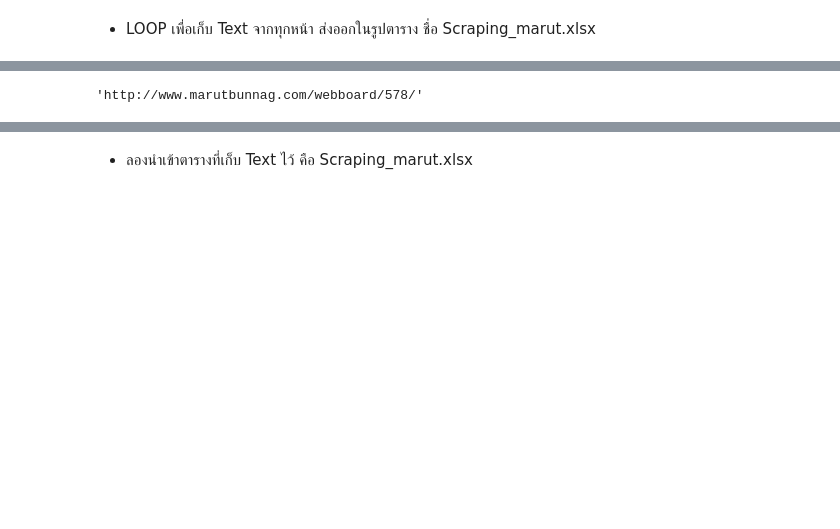
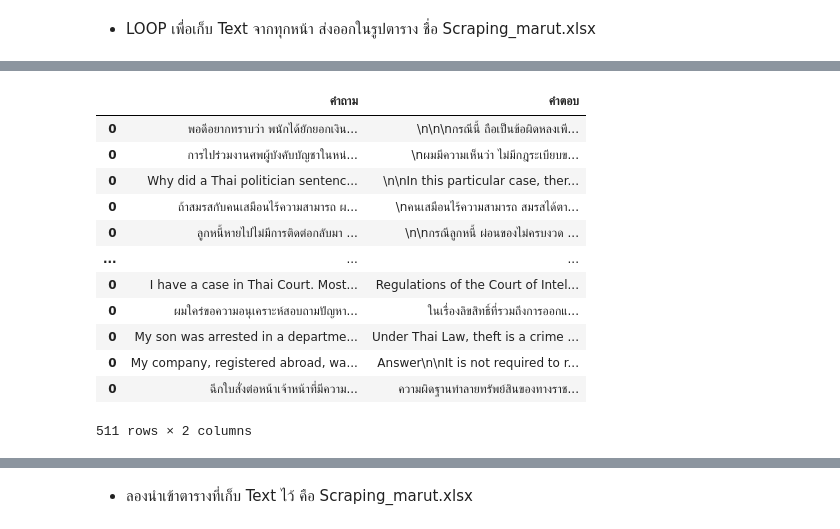
Before and after one commit to WiratchawaKannika/LegalDoc_project4, a Jupyter notebook: Scraping_URLWebMarut.ipynb, the cells around one changed output, grey strips where cells are left out. Drawn from its saved outputs; the diff is of its cells as text; code cells hidden in the pictures; blank space fills up the shorter version.

```diff
--- a/Scraping_URLWebMarut.ipynb
+++ b/Scraping_URLWebMarut.ipynb
@@ -336,0 +393,2 @@ def get_table_content(url):
+# %%
+Ques = soup.find_all('div' , {'class':'mkbb'})
@@ -337,2 +417,15 @@ def get_table_content(url):
+# %%
+def get_table_content(i):
+    URL = table_url['URL_name'][i]
+    r = requests.get(URL)
+    r.encoding = 'utf-8' # กำหนด encoding กันปัญหาการถอดรหัสผิดแบบ
+    soup = BeautifulSoup(r.text,'lxml')
+    Ques = soup.find_all('div' , {'class':'mkbb'})
+
+    Q = Ques[0].text
+    A = Ques[1].text
+
+    df = pd.DataFrame([[Q,A]],columns=['คำถาม','คำตอบ'])
+    return(df)
 # %% [markdown]
 - ทดลองใช้ Function
@@ -372,18 +459,13 @@ table_url
 # %% [markdown]
 - LOOP เพื่อเก็บ Text จากทุกหน้า ส่งออกในรูปตาราง ชื่อ Scraping_marut.xlsx
 # %%
-for i in range(len(table_url["URL_name"])):
-    url = table_url["URL_name"][i]
+QandA_df = pd.DataFrame()
+
+for i in range(len(table_url)):
     try:
-        df     = get_table_content(url)
-        table_all  = pd.concat([table_all, df], axis=0, sort=False,\
-                               ignore_index=True, join="outer")
-        print(f"Done scraping {i}")
-        table_all.to_pickle("temp.pkl")
-
-    except Exception as e:
-        print(f"Cannot scrape {i}")
-        print(str(e))
-
-table_all.to_excel('Scraping_marut.xlsx', index=False)
+        df = get_table_content(i)
+        QandA_df = pd.concat([QandA_df, df], axis=0, sort=False)
+        print(f'Done getting data from page {i}')
+    except:
+        print(f'Cannot get data from page {i}')
 # %% [output]
@@ -407,4 +489,16 @@ Done scraping 520
-# %%
-table_url["URL_name"][2]
-# %% [output]
-'http://www.marutbunnag.com/webboard/578/'
+# %%
+QandA_df
+# %% [output]
+|  | คำถาม | คำตอบ |
+| 0 | พอดีอยากทราบว่า พนักได้ยักยอกเงิน... | \n\n\nกรณีนี้ ถือเป็นข้อผิดหลงเพี... |
+| 0 | การไปร่วมงานศพผู้บังคับบัญชาในหน่... | \nผมมีความเห็นว่า ไม่มีกฎระเบียบข... |
+| 0 | Why did a Thai politician sentenc... | \n\nIn this particular case, ther... |
+| 0 | ถ้าสมรสกับคนเสมือนไร้ความสามารถ ผ... | \nคนเสมือนไร้ความสามารถ สมรสได้ตา... |
+| 0 | ลูกหนี้หายไปไม่มีการติดต่อกลับมา ... | \n\nกรณีลูกหนี้ ผ่อนของไม่ครบงวด ... |
+| ... | ... | ... |
+| 0 | I have a case in Thai Court. Most... | Regulations of the Court of Intel... |
+| 0 | ผมใคร่ขอความอนุเคราะห์สอบถามปัญหา... | ในเรื่องลิขสิทธิ์ที่รวมถึงการออกแ... |
+| 0 | My son was arrested in a departme... | Under Thai Law, theft is a crime ... |
+| 0 | My company, registered abroad, wa... | Answer\n\nIt is not required to r... |
+| 0 | ฉีกใบสั่งต่อหน้าเจ้าหน้าที่มีความ... | ความผิดฐานทำลายทรัพย์สินของทางราช... |
+511 rows × 2 columns
```
Also changed, not shown: parts of 38 cells of this notebook.
